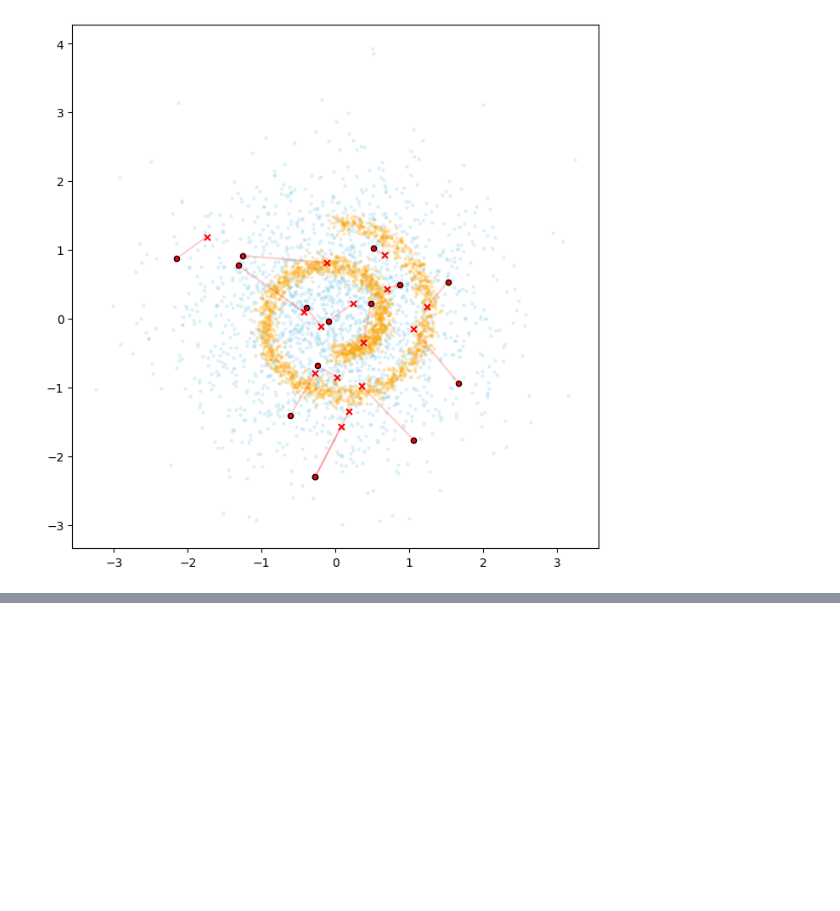
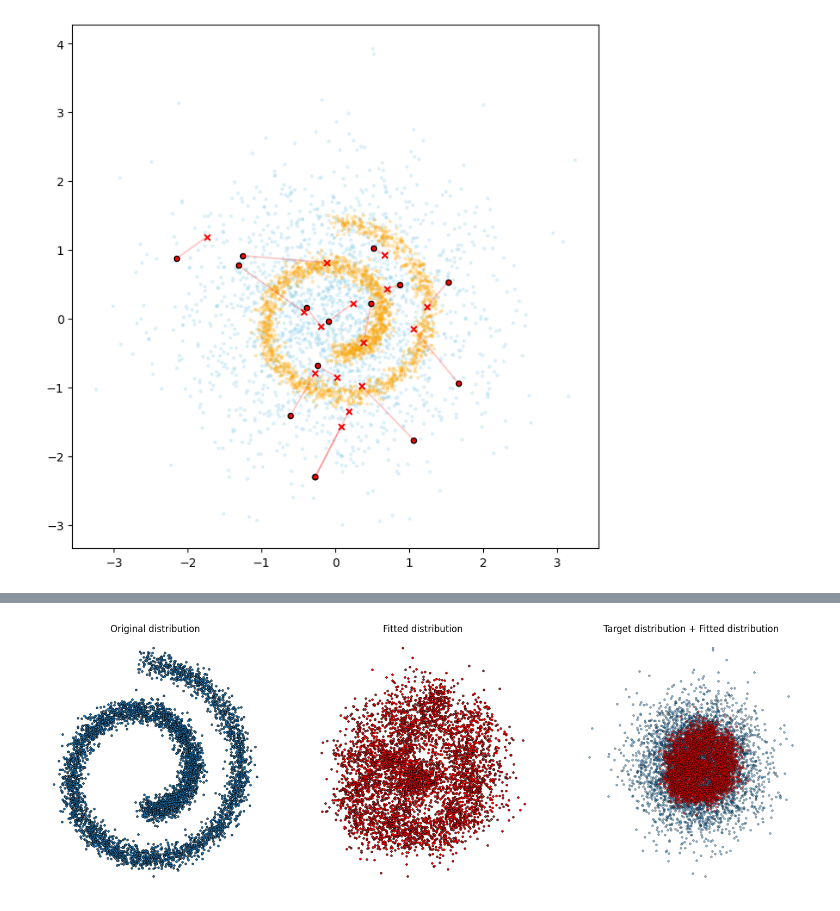
Before and after one commit to shredder67/energy-guided-ot, a Jupyter notebook: gauss_swissroll_v2.ipynb, the cells around one changed output, grey strips where cells are left out. Cells and saved outputs as stored; diff of their text form; code cells hidden in the pictures; blank space fills up the shorter version.

```diff
--- a/gauss_swissroll_v2.ipynb
+++ b/gauss_swissroll_v2.ipynb
@@ -486,0 +607,4 @@ visualize_sampling_cond_from_points_1to1(v_model, dataset_x, dataset_y, n=15,
+# %%
+visualize_learned_distribution(u_model, dataset_y, dataset_x)
+# %% [output]
+[figure, added]
```
Also changed, not shown: parts of 26 cells of this notebook, 7 other files.
